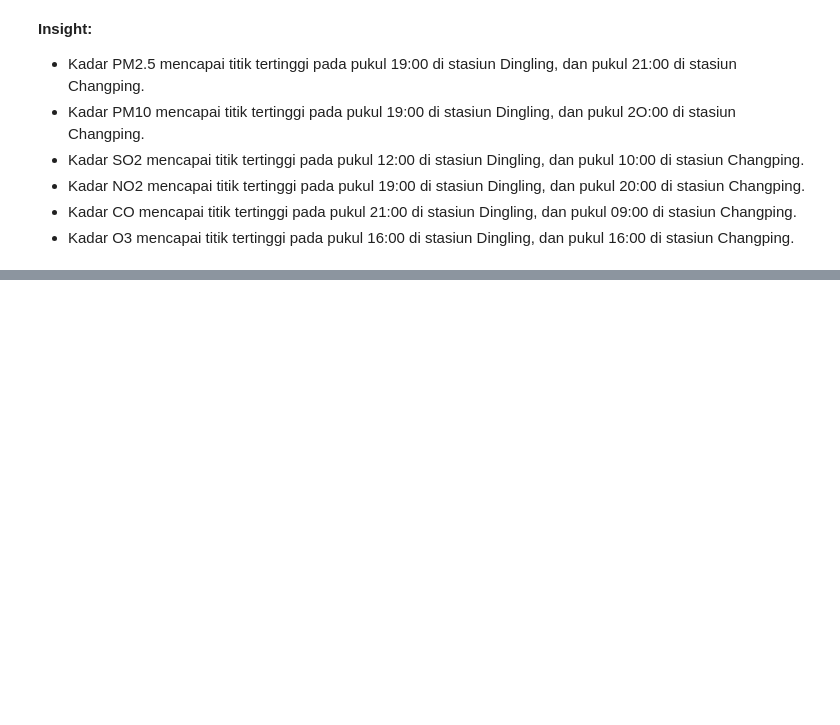
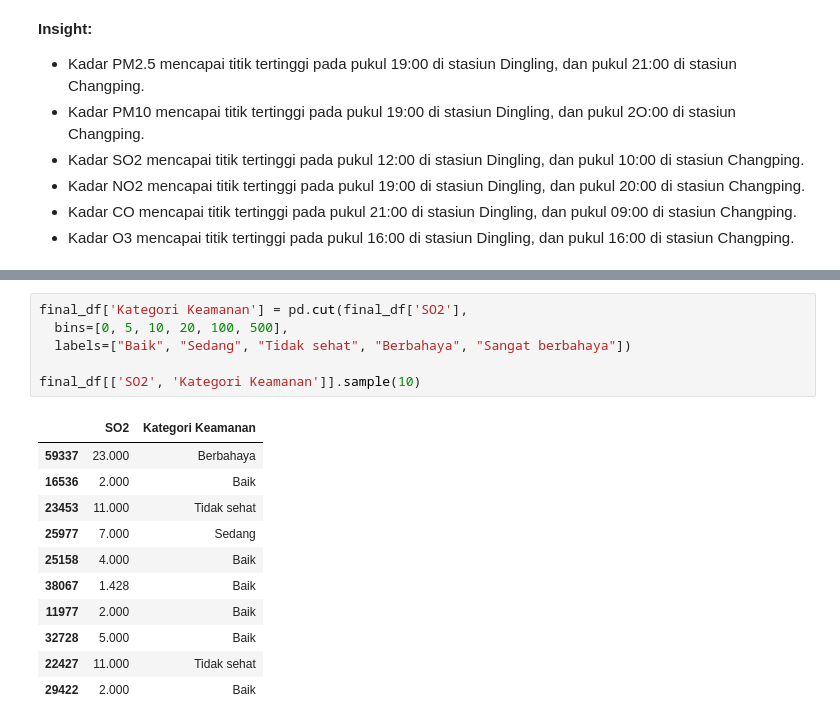
Before and after one commit to feliciasalim/Data-Analysis-Air-Quality, a Jupyter notebook: notebook.ipynb, the cells around one changed output, grey strips where cells are left out. Saved outputs shown, nothing was run; the diff lists cells and outputs as text; blank space fills up the shorter version.

```diff
--- a/notebook.ipynb
+++ b/notebook.ipynb
@@ -667,0 +706,18 @@ plt.show()
+# %%
+final_df['Kategori Keamanan'] = pd.cut(final_df['SO2'],
+  bins=[0, 5, 10, 20, 100, 500],
+  labels=["Baik", "Sedang", "Tidak sehat", "Berbahaya", "Sangat berbahaya"])
+
+final_df[['SO2', 'Kategori Keamanan']].sample(10)
+# %% [output]
+|  | SO2 | Kategori Keamanan |
+| 59337 | 23.000 | Berbahaya |
+| 16536 | 2.000 | Baik |
+| 23453 | 11.000 | Tidak sehat |
+| 25977 | 7.000 | Sedang |
+| 25158 | 4.000 | Baik |
+| 38067 | 1.428 | Baik |
+| 11977 | 2.000 | Baik |
+| 32728 | 5.000 | Baik |
+| 22427 | 11.000 | Tidak sehat |
+| 29422 | 2.000 | Baik |
```
Also changed, not shown: parts of 9 cells of this notebook, 2 other files.
